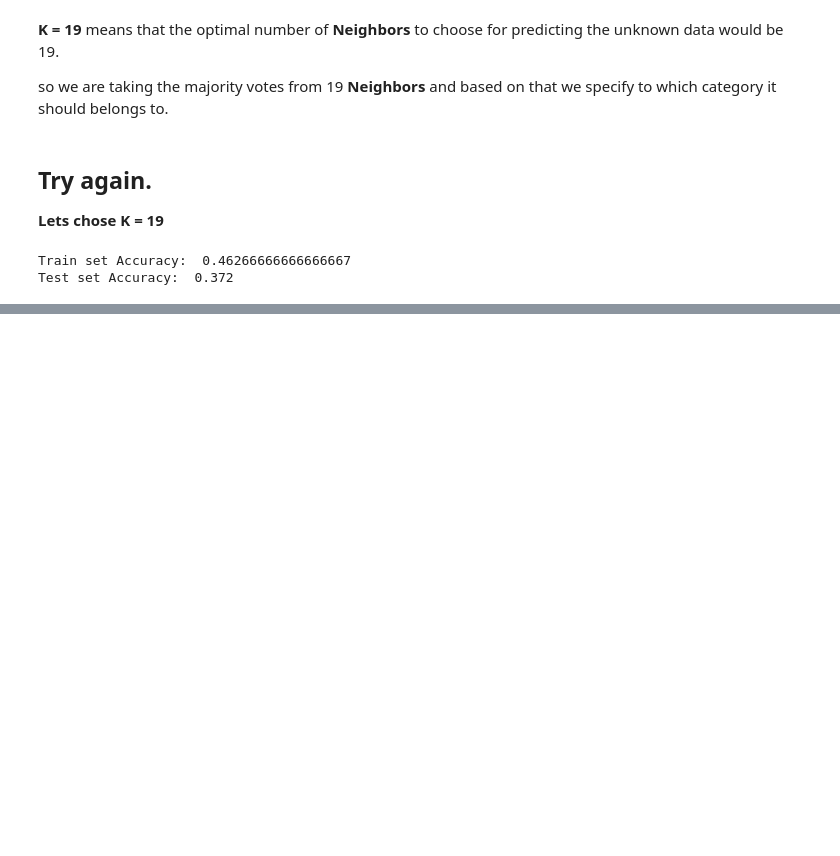
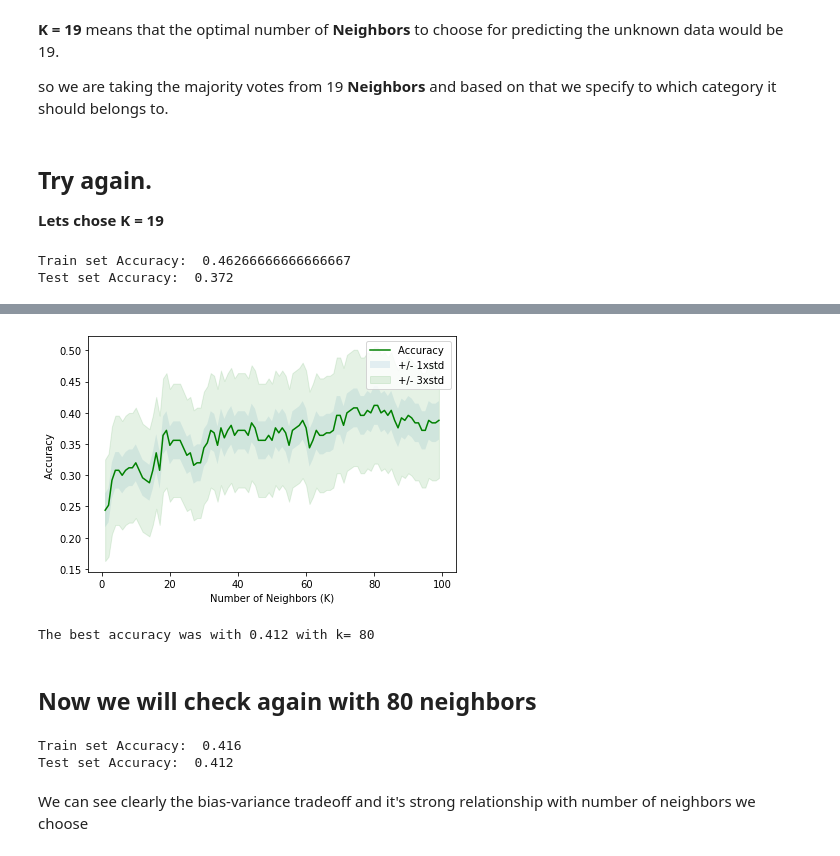
Before and after one commit to Lotfullah21/Machine-Learning, a Jupyter notebook: K_Nearest_Neighbor.ipynb, the cells around one changed output, grey strips where cells are left out. Drawn from its saved outputs; the diff is of its cells as text; code cells hidden in the pictures; blank space fills up the shorter version.

```diff
--- a/K_Nearest_Neighbor.ipynb
+++ b/K_Nearest_Neighbor.ipynb
@@ -471,0 +502,16 @@ Test set Accuracy:  0.372
+# %%
+Ks = 100
+mean_acc = np.zeros((Ks-1))
+std_acc = np.zeros((Ks-1))
+
+for n in range(1,Ks):
+
+    #Train Model and Predict
+    neighbors = KNeighborsClassifier(n_neighbors = n).fit(X_train,y_train)
+    y_predicted=neighbors.predict(X_test)
+    mean_acc[n-1] = metrics.accuracy_score(y_test, y_predicted)
+
+
+    std_acc[n-1]=np.std(y_predicted==y_test)/np.sqrt(y_predicted.shape[0])
+
+mean_acc
@@ -471,0 +530,29 @@ Test set Accuracy:  0.372
+# %%
+plt.plot(range(1,Ks),mean_acc,'g')
+plt.fill_between(range(1,Ks),mean_acc - 1 * std_acc,mean_acc + 1 * std_acc, alpha=0.10)
+plt.fill_between(range(1,Ks),mean_acc - 3 * std_acc,mean_acc + 3 * std_acc, alpha=0.10,color="green")
+plt.legend(('Accuracy ', '+/- 1xstd','+/- 3xstd'))
+plt.ylabel('Accuracy ')
+plt.xlabel('Number of Neighbors (K)')
+plt.tight_layout()
+plt.show()
+# %% [output]
+[figure, added]
+# %%
+print( "The best accuracy was with", mean_acc.max(), "with k=", mean_acc.argmax()+1)
+# %% [output]
+The best accuracy was with 0.412 with k= 80
+# %% [markdown]
+## Now we will check again with 80 neighbors
+# %%
+k = 80
+#Train Model and Predict
+neighbors = KNeighborsClassifier(n_neighbors = k).fit(X_train,y_train)
+Y_predicted = neighbors.predict(X_test)
+print("Train set Accuracy: ", metrics.accuracy_score(y_train, neighbors.predict(X_train)))
+print("Test set Accuracy: ", metrics.accuracy_score(y_test, Y_predicted))
+# %% [output]
+Train set Accuracy:  0.416
+Test set Accuracy:  0.412
+# %% [markdown]
+We can see clearly the bias-variance tradeoff and it's strong relationship with number of neighbors we choose
```
Also changed, not shown: parts of 16 cells of this notebook.
